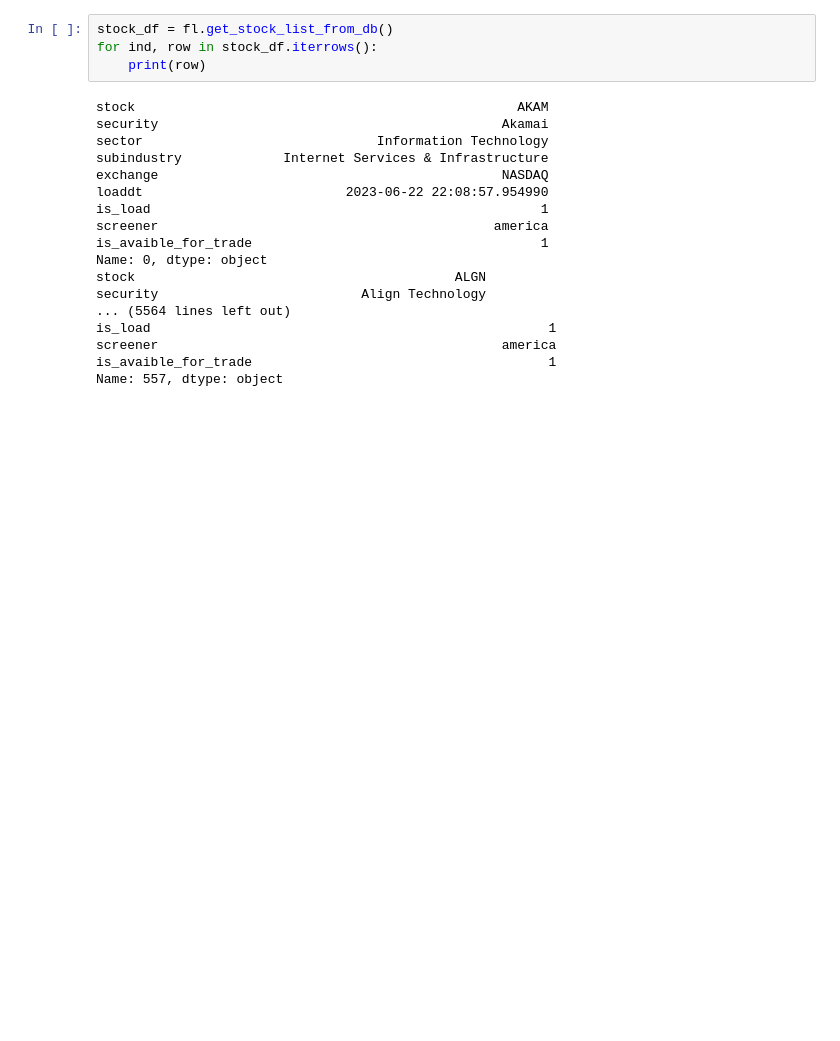
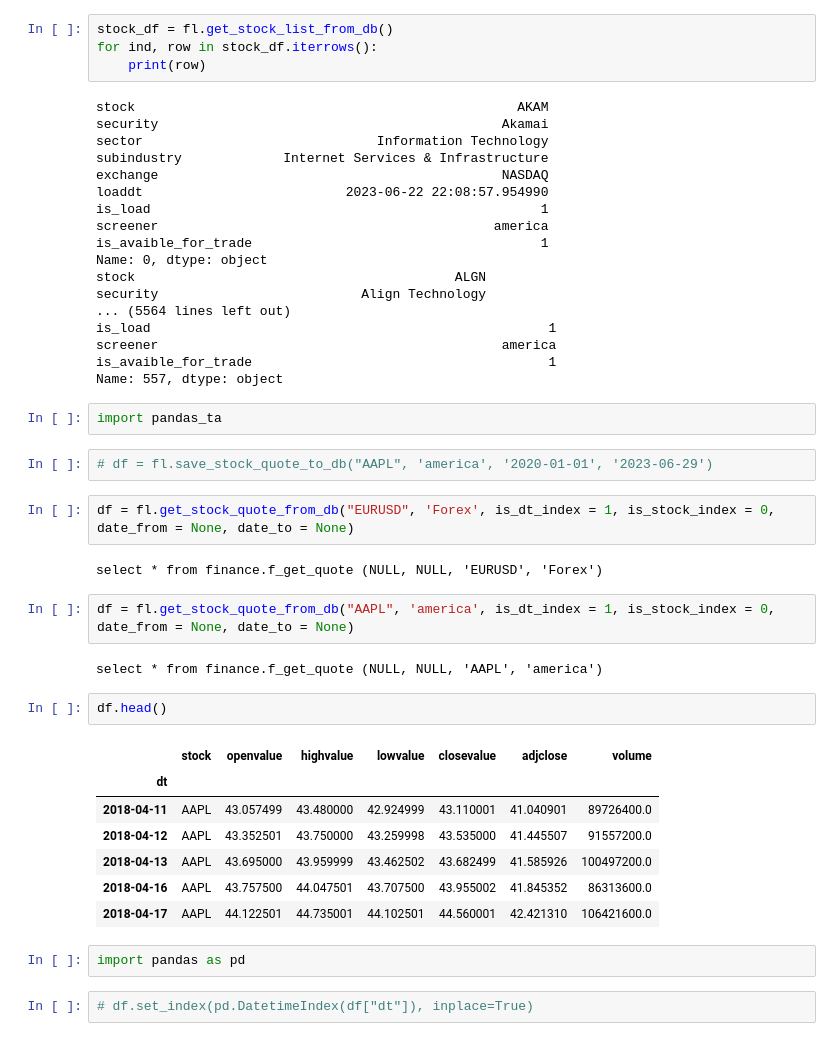
Before and after one commit to kravchukpetr/FinanceProject, a Jupyter notebook: ipynb/Load Ticks.ipynb, the cells around one changed output. Drawn from its saved outputs; the diff is of its cells as text; blank space fills up the shorter version.

```diff
--- a/ipynb/Load Ticks.ipynb
+++ b/ipynb/Load Ticks.ipynb
@@ -224,3 +128,29 @@ is_load                                                   1
 screener                                            america
 is_avaible_for_trade                                      1
 Name: 557, dtype: object
+# %%
+import pandas_ta
+# %%
+# df = fl.save_stock_quote_to_db("AAPL", 'america', '2020-01-01', '2023-06-29')
+# %%
+df = fl.get_stock_quote_from_db("EURUSD", 'Forex', is_dt_index = 1, is_stock_index = 0, date_from = None, date_to = None)
+# %% [output]
+select * from finance.f_get_quote (NULL, NULL, 'EURUSD', 'Forex')
+# %%
+df = fl.get_stock_quote_from_db("AAPL", 'america', is_dt_index = 1, is_stock_index = 0, date_from = None, date_to = None)
+# %% [output]
+select * from finance.f_get_quote (NULL, NULL, 'AAPL', 'america')
+# %%
+df.head()
+# %% [output]
+|  | stock | openvalue | highvalue | lowvalue | closevalue | adjclose | volume |
+| dt |  |  |  |  |  |  |  |
+| 2018-04-11 | AAPL | 43.057499 | 43.480000 | 42.924999 | 43.110001 | 41.040901 | 89726400.0 |
+| 2018-04-12 | AAPL | 43.352501 | 43.750000 | 43.259998 | 43.535000 | 41.445507 | 91557200.0 |
+| 2018-04-13 | AAPL | 43.695000 | 43.959999 | 43.462502 | 43.682499 | 41.585926 | 100497200.0 |
+| 2018-04-16 | AAPL | 43.757500 | 44.047501 | 43.707500 | 43.955002 | 41.845352 | 86313600.0 |
+| 2018-04-17 | AAPL | 44.122501 | 44.735001 | 44.102501 | 44.560001 | 42.421310 | 106421600.0 |
+# %%
+import pandas as pd
+# %%
+# df.set_index(pd.DatetimeIndex(df["dt"]), inplace=True)
```
Also changed, not shown: parts of 21 cells of this notebook, 6 other files.
